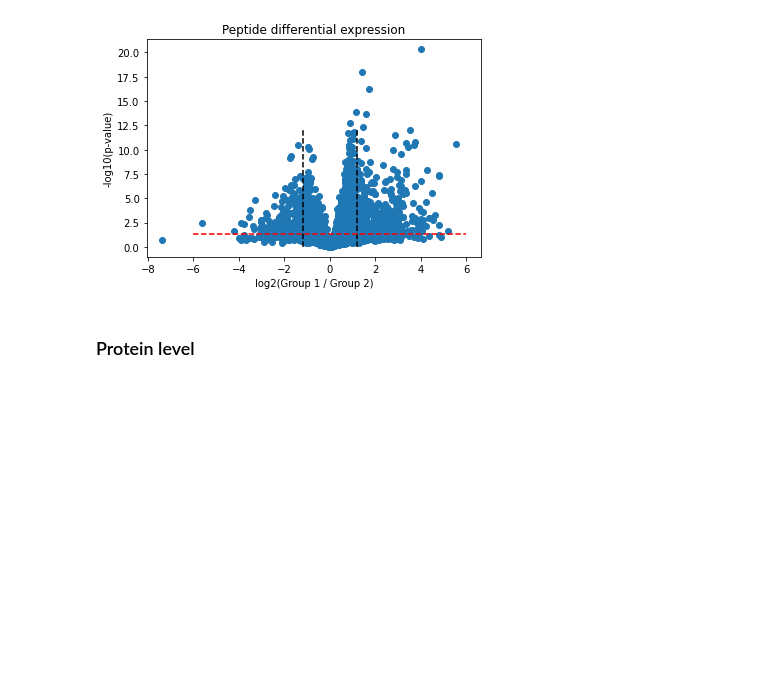
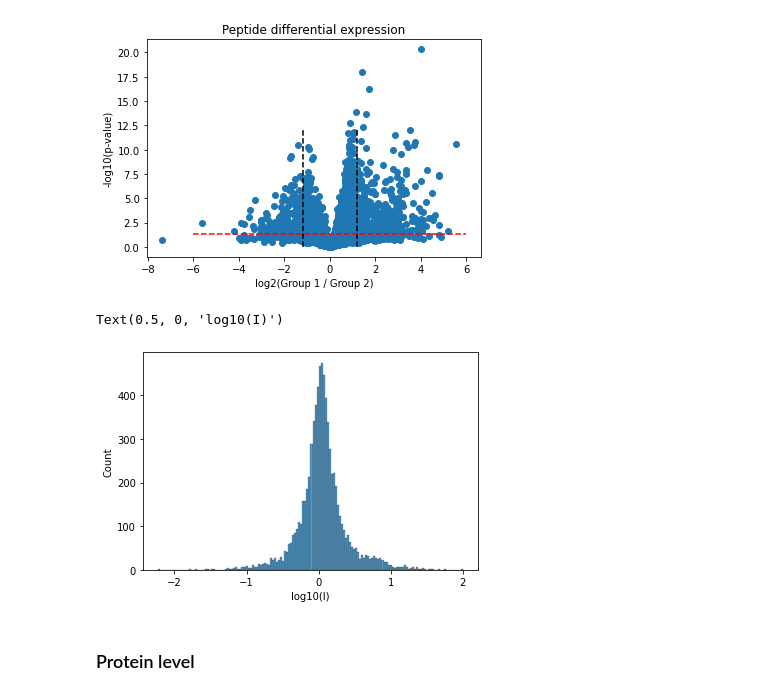
Before and after one commit to ErikHartman/sepsis-ml, a Jupyter notebook: src/general.ipynb, the cells around one changed output. Cells and saved outputs as stored; diff of their text form; code cells hidden in the pictures; blank space fills up the shorter version.

```diff
--- a/src/general.ipynb
+++ b/src/general.ipynb
@@ -126,6 +124,12 @@ plt.xlabel('log2(Group 1 / Group 2)')
 # %% [output]
 Text(0.5, 0, 'log2(Group 1 / Group 2)')
 [figure]
+# %%
+sns.histplot(x=[np.log10(x) for x in df['FC']])
+plt.xlabel('log10(I)')
+# %% [output]
+Text(0.5, 0, 'log10(I)')
+[figure, added]
 # %% [markdown]
 ### Protein level
 # %%
```
Also changed, not shown: parts of 12 cells of this notebook, 5 other files.
